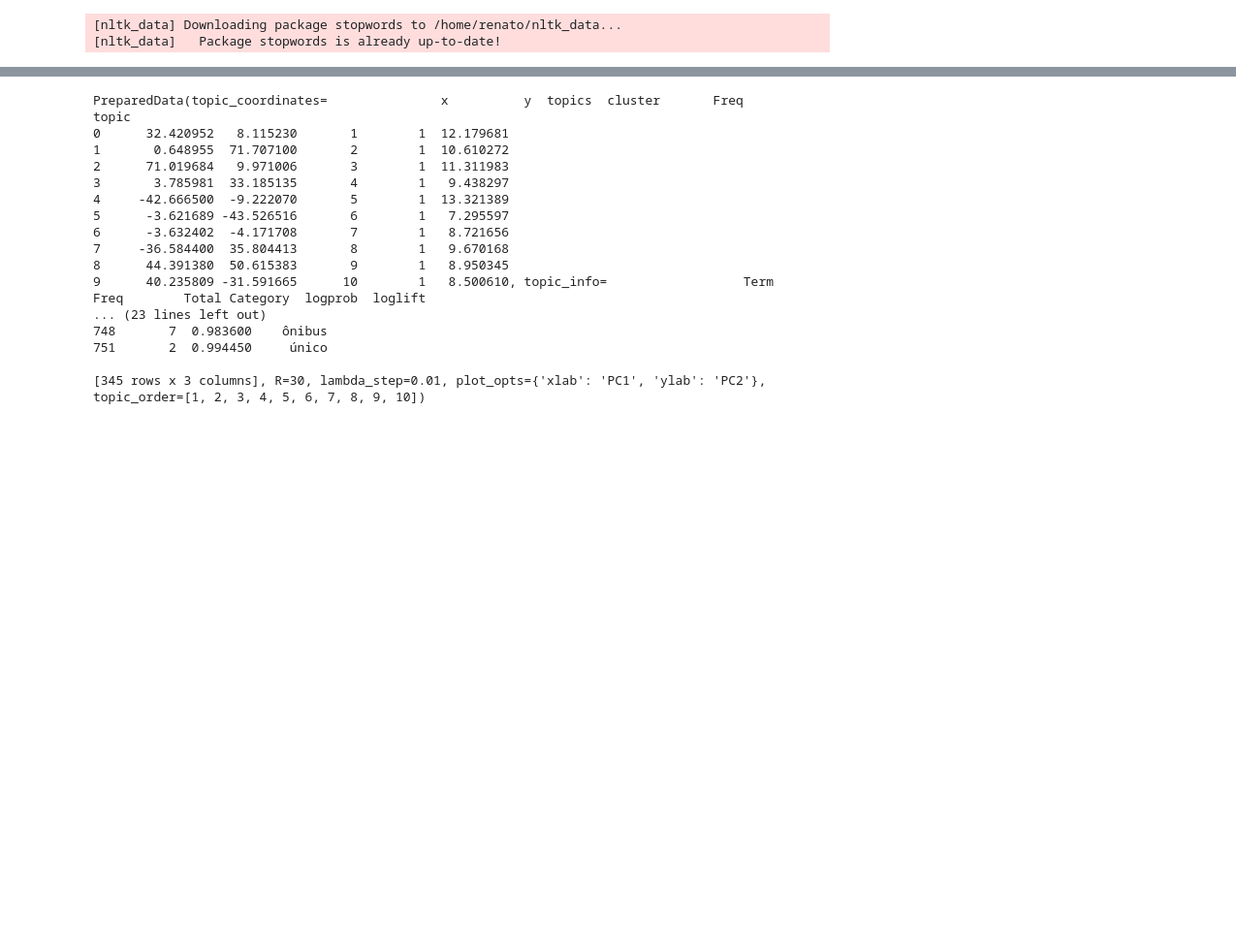
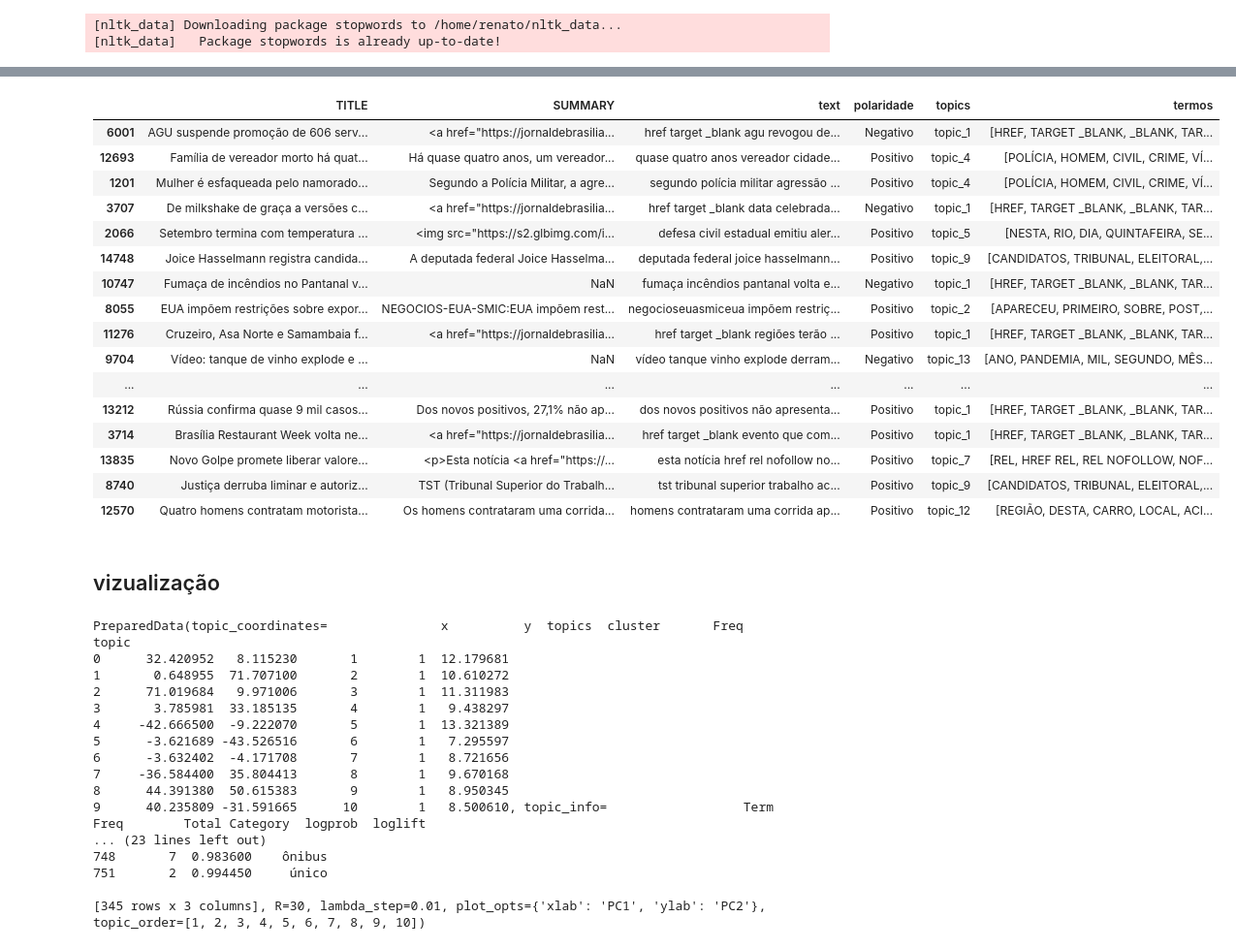
Before and after one commit to Renatolopo/MonitorNoticia, a Jupyter notebook: notebook/LDA_noticias.ipynb, the cells around one changed output, grey strips where cells are left out. Shown: that part at 97% size. Drawn from its saved outputs; the diff is of its cells as text; code cells hidden in the pictures; blank space fills up the shorter version.

Commit message:
Sava topicos no df

```diff
--- a/notebook/LDA_noticias.ipynb
+++ b/notebook/LDA_noticias.ipynb
@@ -82,0 +86,4 @@ clean_noticias[:10]
+# %%
+# *****
+clean_noticias = list(df['text'])
+clean_noticias[:10]
@@ -168,0 +209,29 @@ Chuva forte alaga municípios da Grande Vitória e Inmet tem alerta para 49 muni
+# %%
+# Função que pega uma lista de palavras e um texto como entrada e conta quantas vezes as palavras da lista aparecem no texto
+def count_words(words, text):
+    counter = 0
+    for word in words:
+        for w in text.split():
+            if word == w:
+                counter+= 1
+    return counter
+
+# Função para classificar cada resumo em um tópico, verificando o tópico que contém mais palavras.
+# Para cada resumo, cria um dicionário {topic: qtd words da lista} e depois verifica qual é a chave no dicionário com o maior número, que será o número do tópico a ser adicionado a uma lista e devolvido.
+
+def assign_topic(topic, text):
+    assign = []
+    for row in text:
+        topic_counts = {}
+        for key, value in topic.items():
+            v = [x.lower() for x in value]
+            topic_counts[key] = count_words(v, row) #use function previously created
+        assign.append(max(topic_counts, key=lambda k: topic_counts[k]))
+    return assign
+# %%
+# A lista de tópicos que irão no dataframe
+topics_list = assign_topic(topics, df.text)
+
+# Adicionando a coluna de tópicos ao dataframe
+df['topics'] = topics_list
+df.sample(25)
@@ -168,0 +256,23 @@ Chuva forte alaga municípios da Grande Vitória e Inmet tem alerta para 49 muni
+# %%
+def get_termos(topic):
+    return topics[str(topic)]
+df['termos'] = np.array([get_termos(topic) for topic in df['topics'].values.astype('U')])
+df.sample(25)
+# %% [output]
+|  | TITLE | SUMMARY | text | polaridade | topics | termos |
+| 6001 | AGU suspende promoção de 606 serv... | <a href="https://jornaldebrasilia... | href target _blank agu revogou de... | Negativo | topic_1 | [HREF, TARGET _BLANK, _BLANK, TAR... |
+| 12693 | Família de vereador morto há quat... | Há quase quatro anos, um vereador... | quase quatro anos vereador cidade... | Positivo | topic_4 | [POLÍCIA, HOMEM, CIVIL, CRIME, VÍ... |
+| 1201 | Mulher é esfaqueada pelo namorado... | Segundo a Polícia Militar, a agre... | segundo polícia militar agressão ... | Positivo | topic_4 | [POLÍCIA, HOMEM, CIVIL, CRIME, VÍ... |
+| 3707 | De milkshake de graça a versões c... | <a href="https://jornaldebrasilia... | href target _blank data celebrada... | Negativo | topic_1 | [HREF, TARGET _BLANK, _BLANK, TAR... |
+| 2066 | Setembro termina com temperatura ... | <img src="https://s2.glbimg.com/i... | defesa civil estadual emitiu aler... | Positivo | topic_5 | [NESTA, RIO, DIA, QUINTAFEIRA, SE... |
+| 14748 | Joice Hasselmann registra candida... | A deputada federal Joice Hasselma... | deputada federal joice hasselmann... | Positivo | topic_9 | [CANDIDATOS, TRIBUNAL, ELEITORAL,... |
+| 10747 | Fumaça de incêndios no Pantanal v... | NaN | fumaça incêndios pantanal volta e... | Negativo | topic_1 | [HREF, TARGET _BLANK, _BLANK, TAR... |
+| 8055 | EUA impõem restrições sobre expor... | NEGOCIOS-EUA-SMIC:EUA impõem rest... | negocioseuasmiceua impõem restriç... | Positivo | topic_2 | [APARECEU, PRIMEIRO, SOBRE, POST,... |
+| 11276 | Cruzeiro, Asa Norte e Samambaia f... | <a href="https://jornaldebrasilia... | href target _blank regiões terão ... | Positivo | topic_1 | [HREF, TARGET _BLANK, _BLANK, TAR... |
+| 9704 | Vídeo: tanque de vinho explode e ... | NaN | vídeo tanque vinho explode derram... | Negativo | topic_13 | [ANO, PANDEMIA, MIL, SEGUNDO, MÊS... |
+| ... | ... | ... | ... | ... | ... | ... |
+| 13212 | Rússia confirma quase 9 mil casos... | Dos novos positivos, 27,1% não ap... | dos novos positivos não apresenta... | Positivo | topic_1 | [HREF, TARGET _BLANK, _BLANK, TAR... |
+| 3714 | Brasília Restaurant Week volta ne... | <a href="https://jornaldebrasilia... | href target _blank evento que com... | Positivo | topic_1 | [HREF, TARGET _BLANK, _BLANK, TAR... |
+| 13835 | Novo Golpe promete liberar valore... | <p>Esta notícia <a href="https://... | esta notícia href rel nofollow no... | Positivo | topic_7 | [REL, HREF REL, REL NOFOLLOW, NOF... |
+| 8740 | Justiça derruba liminar e autoriz... | TST (Tribunal Superior do Trabalh... | tst tribunal superior trabalho ac... | Positivo | topic_9 | [CANDIDATOS, TRIBUNAL, ELEITORAL,... |
+| 12570 | Quatro homens contratam motorista... | Os homens contrataram uma corrida... | homens contrataram uma corrida ap... | Positivo | topic_12 | [REGIÃO, DESTA, CARRO, LOCAL, ACI... |
@@ -169,3 +281,5 @@ Chuva forte alaga municípios da Grande Vitória e Inmet tem alerta para 49 muni
+# %% [markdown]
+## vizualização
 # %%
 #!pip install pyLDAvis
 import pyLDAvis
```
Also changed, not shown: parts of 13 cells of this notebook.
